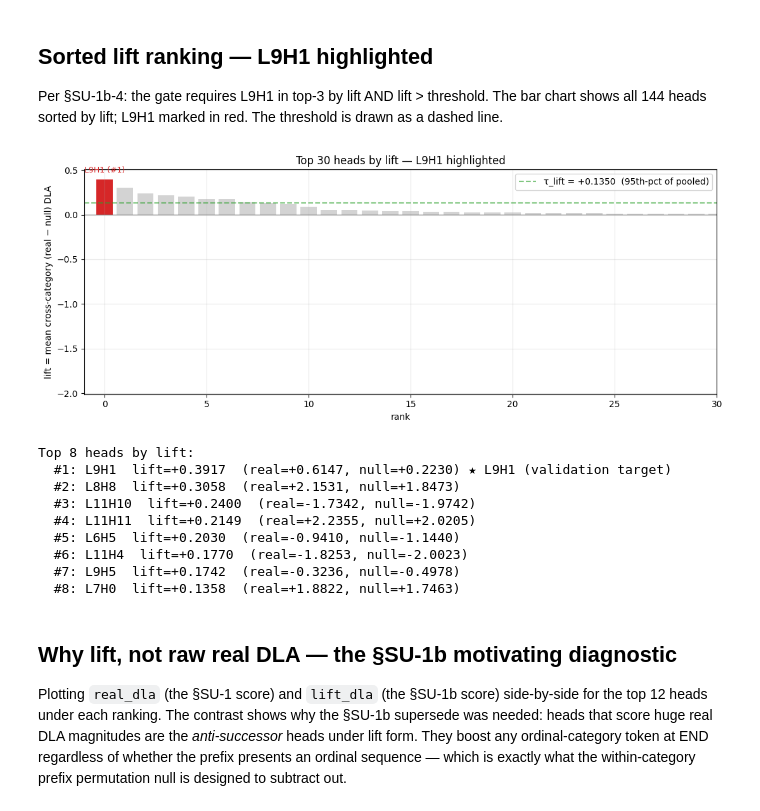
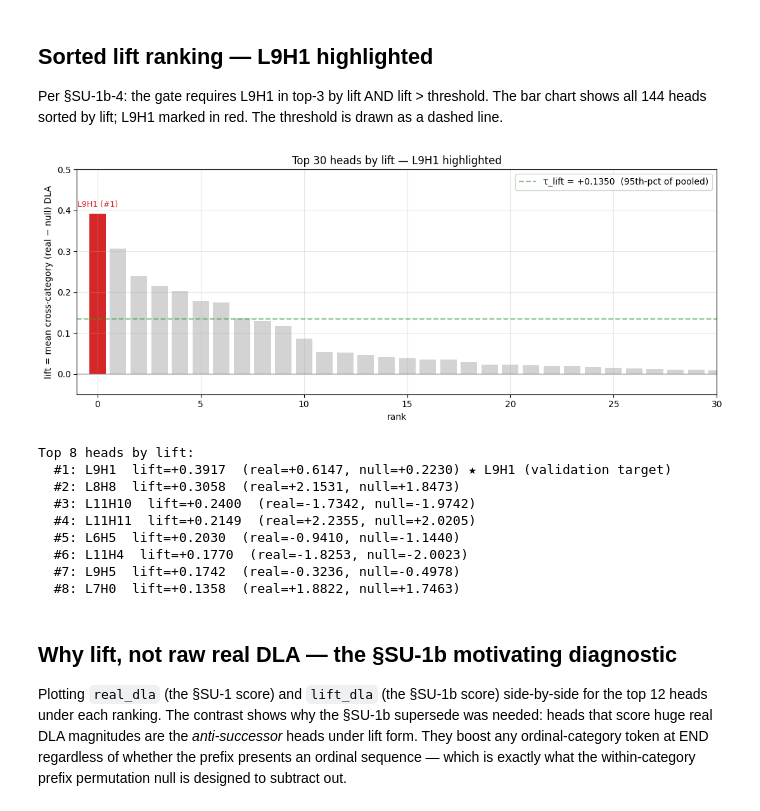
Before and after one commit to cam-berger/pythia-motif-emergence, a Jupyter notebook: notebooks/successor_proof.ipynb, the cells around one changed output. Saved outputs shown, nothing was run; the diff lists cells and outputs as text; code cells hidden in the pictures.

```diff
--- a/notebooks/successor_proof.ipynb
+++ b/notebooks/successor_proof.ipynb
@@ -68,34 +68,35 @@ is_l9h1 = np.array([
 fig, ax = plt.subplots(figsize=(11, 4.5))
 x = np.arange(len(flat))
 colors = ['tab:red' if w else 'lightgray' for w in is_l9h1]
 ax.bar(x, flat[ranking], color=colors, edgecolor='none')
 ax.axhline(lift_threshold, color='tab:green', linestyle='--', alpha=0.6,
            label=f'τ_lift = {lift_threshold:+.4f}  (95th-pct of pooled)')
 ax.axhline(0, color='gray', linestyle='-', alpha=0.4)
 for i, (orig_idx, val, w) in enumerate(zip(ranking[:12], flat[ranking[:12]], is_l9h1[:12])):
     if w:
         L, H = int(orig_idx)//n_heads, int(orig_idx)%n_heads
         ax.annotate(f'L{L}H{H} (#{i+1})', xy=(i, val),
                     xytext=(0, 8), textcoords='offset points',
                     ha='center', fontsize=9, color='tab:red')
 ax.set_xlim(-1, 30)
 ax.set_xlabel('rank')
 ax.set_ylabel('lift = mean cross-category (real − null) DLA')
+ax.set_ylim(-0.05, 0.5)
 ax.set_title('Top 30 heads by lift — L9H1 highlighted')
 ax.legend(loc='upper right')
 ax.grid(alpha=0.3)
 plt.tight_layout()
 plt.show()
 
 print('Top 8 heads by lift:')
 for rank in range(8):
     idx = int(ranking[rank])
     L, H = idx // n_heads, idx % n_heads
     marker = ' ★ L9H1 (validation target)' if (L, H) == L9H1 else ''
     print(f'  #{rank+1}: L{L}H{H}  lift={flat[idx]:+.4f}'
           f'  (real={real_dla[L,H]:+.4f}, null={null_dla[L,H]:+.4f}){marker}')
 # %% [output]
-[figure, old version]
+[figure, new version]
 Top 8 heads by lift:
   #1: L9H1  lift=+0.3917  (real=+0.6147, null=+0.2230) ★ L9H1 (validation target)
   #2: L8H8  lift=+0.3058  (real=+2.1531, null=+1.8473)
```
Also changed, not shown: 1 other file.
